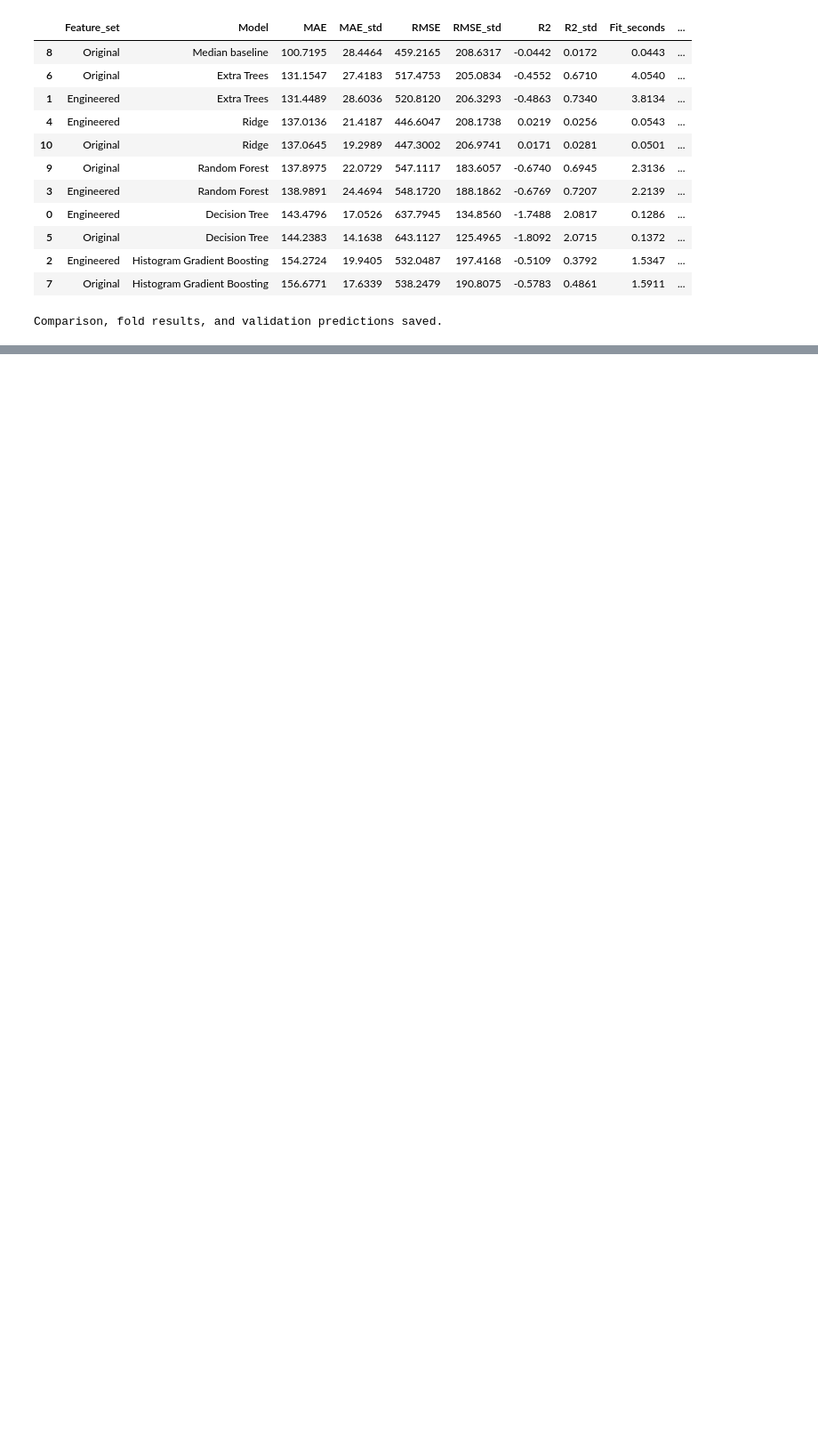
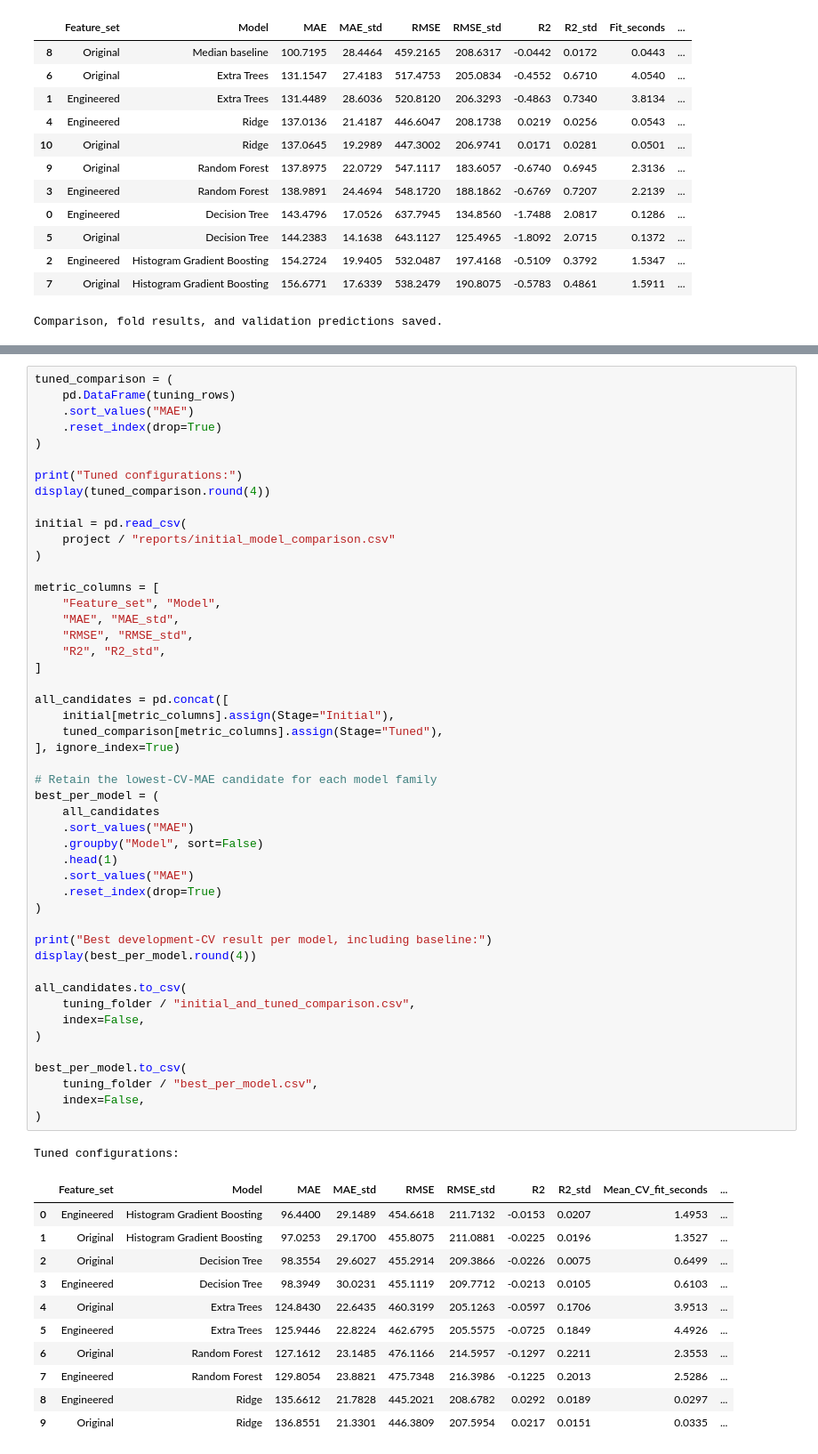
Before and after one commit to mhdAfrin/Machine-Learning---WeaveIQ-, a Jupyter notebook: notebooks/04_features_and_preprocessing.ipynb, the cells around one changed output, grey strips where cells are left out. Shown at 89% size. Saved outputs shown, nothing was run; the diff lists cells and outputs as text; blank space fills up the shorter version.

```diff
--- a/notebooks/04_features_and_preprocessing.ipynb
+++ b/notebooks/04_features_and_preprocessing.ipynb
@@ -358,0 +609,61 @@ Comparison, fold results, and validation predictions saved.
+# %%
+tuned_comparison = (
+    pd.DataFrame(tuning_rows)
+    .sort_values("MAE")
+    .reset_index(drop=True)
+)
+
+print("Tuned configurations:")
+display(tuned_comparison.round(4))
+
+initial = pd.read_csv(
+    project / "reports/initial_model_comparison.csv"
+)
+
+metric_columns = [
+    "Feature_set", "Model",
+    "MAE", "MAE_std",
+    "RMSE", "RMSE_std",
+    "R2", "R2_std",
+]
+
+all_candidates = pd.concat([
+    initial[metric_columns].assign(Stage="Initial"),
+    tuned_comparison[metric_columns].assign(Stage="Tuned"),
+], ignore_index=True)
+
+# Retain the lowest-CV-MAE candidate for each model family
+best_per_model = (
+    all_candidates
+    .sort_values("MAE")
+    .groupby("Model", sort=False)
+    .head(1)
+    .sort_values("MAE")
+    .reset_index(drop=True)
+)
+
+print("Best development-CV result per model, including baseline:")
+display(best_per_model.round(4))
+
+all_candidates.to_csv(
+    tuning_folder / "initial_and_tuned_comparison.csv",
+    index=False,
+)
+
+best_per_model.to_csv(
+    tuning_folder / "best_per_model.csv",
+    index=False,
+)
+# %% [output]
+Tuned configurations:
+|  | Feature_set | Model | MAE | MAE_std | RMSE | RMSE_std | R2 | R2_std | Mean_CV_fit_seconds | ... |
+| 0 | Engineered | Histogram Gradient Boosting | 96.4400 | 29.1489 | 454.6618 | 211.7132 | -0.0153 | 0.0207 | 1.4953 | ... |
+| 1 | Original | Histogram Gradient Boosting | 97.0253 | 29.1700 | 455.8075 | 211.0881 | -0.0225 | 0.0196 | 1.3527 | ... |
+| 2 | Original | Decision Tree | 98.3554 | 29.6027 | 455.2914 | 209.3866 | -0.0226 | 0.0075 | 0.6499 | ... |
+| 3 | Engineered | Decision Tree | 98.3949 | 30.0231 | 455.1119 | 209.7712 | -0.0213 | 0.0105 | 0.6103 | ... |
+| 4 | Original | Extra Trees | 124.8430 | 22.6435 | 460.3199 | 205.1263 | -0.0597 | 0.1706 | 3.9513 | ... |
+| 5 | Engineered | Extra Trees | 125.9446 | 22.8224 | 462.6795 | 205.5575 | -0.0725 | 0.1849 | 4.4926 | ... |
+| 6 | Original | Random Forest | 127.1612 | 23.1485 | 476.1166 | 214.5957 | -0.1297 | 0.2211 | 2.3553 | ... |
+| 7 | Engineered | Random Forest | 129.8054 | 23.8821 | 475.7348 | 216.3986 | -0.1225 | 0.2013 | 2.5286 | ... |
+| 8 | Engineered | Ridge | 135.6612 | 21.7828 | 445.2021 | 208.6782 | 0.0292 | 0.0189 | 0.0297 | ... |
+| 9 | Original | Ridge | 136.8551 | 21.3301 | 446.3809 | 207.5954 | 0.0217 | 0.0151 | 0.0335 | ... |
```
Also changed, not shown: parts of 8 cells of this notebook, 19 other files.
